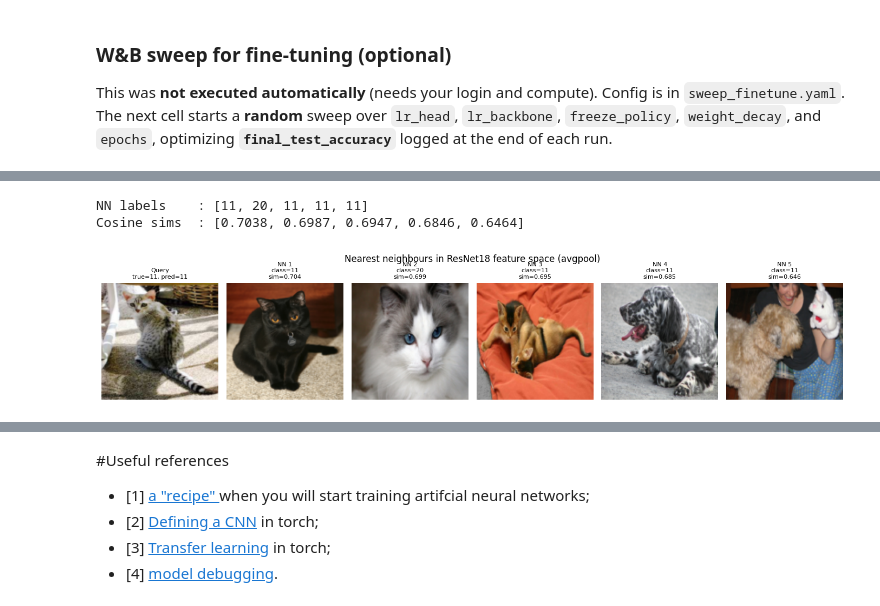
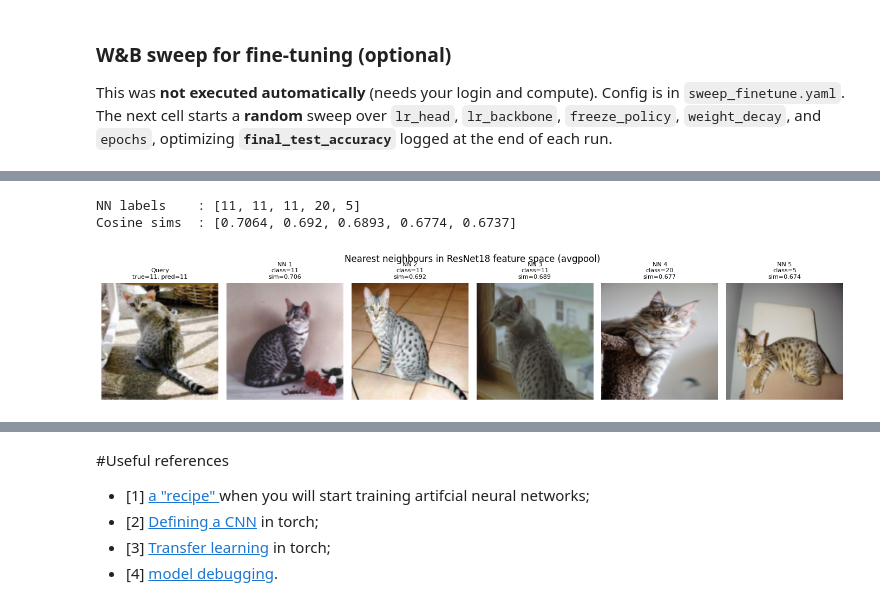
Before and after one commit to ioan-vlad-pantiru/cvdlp, a Jupyter notebook: lab3/Computer_Vision_and_Deep_Learning_Laboratory_3_[students].ipynb, the cells around one changed output, grey strips where cells are left out. Saved outputs shown, nothing was run; the diff lists cells and outputs as text; code cells hidden in the pictures.

```diff
--- a/lab3/Computer_Vision_and_Deep_Learning_Laboratory_3_[students].ipynb
+++ b/lab3/Computer_Vision_and_Deep_Learning_Laboratory_3_[students].ipynb
@@ -1105,18 +1174,0 @@ if RUN_FINETUNE_SWEEP:
-# %%
-# ── Shared helper ────────────────────────────────────────────────────────────
-def _denorm(t):
-    """Undo the (mean=0.5, std=0.5) normalisation for display."""
-    return (t * 0.5 + 0.5).clamp(0, 1)
-
-# Load a small test set batch to use across all visualisation cells
-train_loader_viz, test_loader_viz, _ = L.get_dataloaders(max_train_samples=2000)
-x0, y0 = next(iter(test_loader_viz))
-x0_dev  = x0.to(device)
-
-with torch.no_grad():
-    pred = ft_model(x0_dev).argmax(1)
-
-query_img = x0[0].cpu()   # CHW, normalised
-query_true  = y0[0].item()
-query_pred  = pred[0].item()
-print(f"Query image — true class: {query_true}, predicted: {query_pred}")
@@ -1125,34 +1213,30 @@ Query image — true class: 11, predicted: 11
 # %%
+import importlib, lab3_pets; importlib.reload(lab3_pets); import lab3_pets as L
+
 # ── 1) Nearest neighbours in feature space ────────────────────────────────────
-nn_labels, nn_sims = L.nearest_neighbors_demo(
-    ft_model, train_loader_viz, query_img, device, k=5
+nn_labels, nn_sims, nn_imgs = L.nearest_neighbors_demo(
+    ft_model, train_loader_ft_viz, query_img, device, k=5
 )
 print("NN labels    :", nn_labels)
 print("Cosine sims  :", [round(s, 4) for s in nn_sims])
 
 fig, axes = plt.subplots(1, 6, figsize=(14, 3))
-axes[0].imshow(_denorm(query_img).permute(1,2,0).numpy())
+axes[0].imshow(_denorm(query_img, imagenet=True).permute(1, 2, 0).numpy())
 axes[0].set_title(f"Query\ntrue={query_true}, pred={query_pred}", fontsize=8)
 axes[0].axis("off")
 
-# Grab the actual neighbour images from the train set
-all_imgs = []
-for xi, _ in train_loader_viz:
-    all_imgs.append(xi)
-all_imgs = torch.cat(all_imgs, dim=0)
-
-for j, (lbl, sim) in enumerate(zip(nn_labels, nn_sims)):
-    if j + 1 >= len(axes): break
-    axes[j+1].imshow(_denorm(all_imgs[j]).permute(1,2,0).numpy())
-    axes[j+1].set_title(f"NN {j+1}\nclass={lbl}\nsim={sim:.3f}", fontsize=8)
-    axes[j+1].axis("off")
+for j, (lbl, sim, img) in enumerate(zip(nn_labels, nn_sims, nn_imgs)):
+    ax = axes[j + 1]
+    ax.imshow(_denorm(img, imagenet=True).permute(1, 2, 0).numpy())
+    ax.set_title(f"NN {j+1}\nclass={lbl}\nsim={sim:.3f}", fontsize=8)
+    ax.axis("off")
 plt.suptitle("Nearest neighbours in ResNet18 feature space (avgpool)")
 plt.tight_layout()
 plt.show()
 # %% [output]
-NN labels    : [11, 20, 11, 11, 11]
-Cosine sims  : [0.7038, 0.6987, 0.6947, 0.6846, 0.6464]
+NN labels    : [11, 11, 11, 20, 5]
+Cosine sims  : [0.7064, 0.692, 0.6893, 0.6774, 0.6737]
-[figure, old version]
+[figure, new version]
 # %%
 # ── 2) Occlusion sensitivity heatmap ─────────────────────────────────────────
 heat = L.occlusion_map(
```
Also changed, not shown: parts of 13 cells of this notebook, 9 other files.
